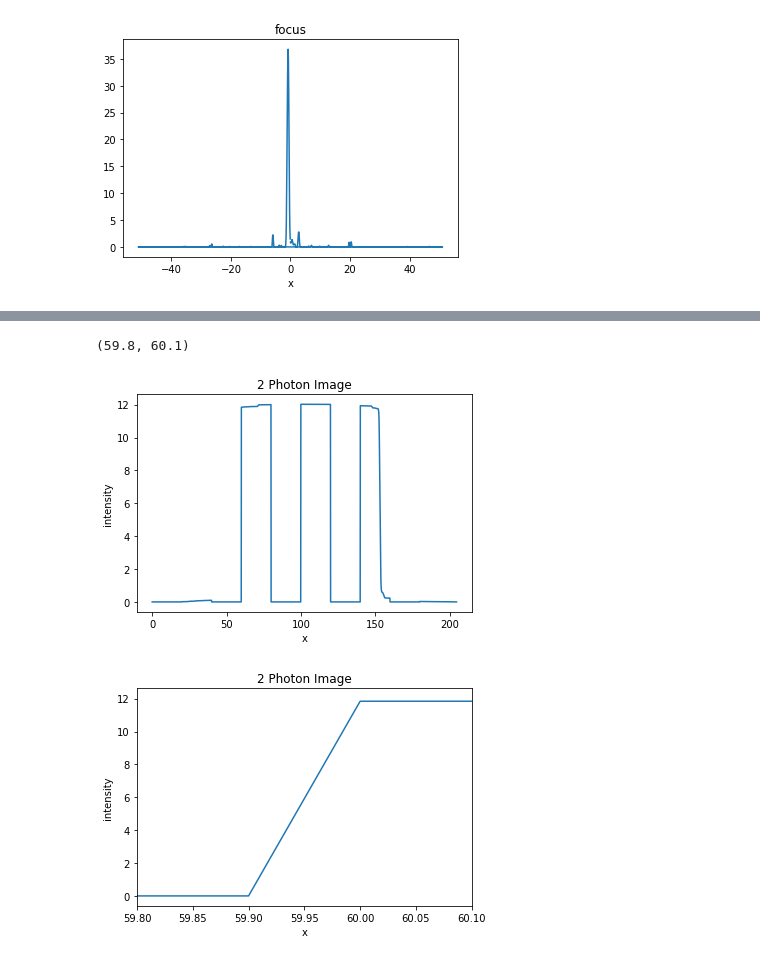
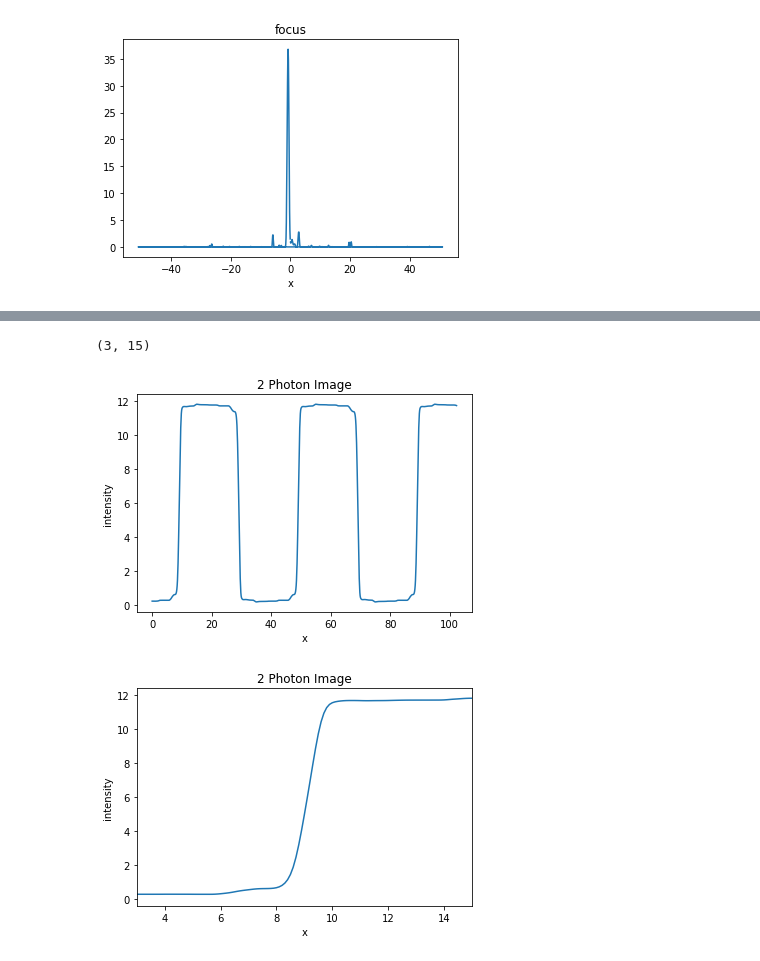
Before and after one commit to PrintRind/Turbid-Media-Propagation-Simulation, a Jupyter notebook: prop through turbid medium.ipynb, the cells around one changed output, grey strips where cells are left out. Saved outputs shown, nothing was run; the diff lists cells and outputs as text; code cells hidden in the pictures.

Commit message:
Add files via upload
Corrected summing axis in step_beam function

```diff
--- a/prop through turbid medium.ipynb
+++ b/prop through turbid medium.ipynb
@@ -155,11 +155,12 @@ def grating1D(spacing, sample):
 # %%
 def step_beam(sample, grating_spacing, beam_step):
     '''Steps beam propagated through 'sample' across grating with spacing 'grating_spacing' with a step size 'beam_step' in units of wavelength.'''
+    global num_steps
     grating = grating1D(grating_spacing, sample) #create sample grating with spacing grating_spacing in units of wavelength
-    plt.figure(1)
-    plt.plot(grating)
-    plt.title('grating structure')
-    plt.xlabel('x')
+#     plt.figure(1)
+#     plt.plot(grating)
+#     plt.title('grating structure')
+#     plt.xlabel('x')
     N = sample.shape
     E = fun_propagate(E_in,sample,prop)  #calculate electric field at focus modulated by sample
     beam = abs(E[-1,:])**4   #Electric field from earlier calculation raised to 4th power
@@ -171,7 +172,8 @@ def step_beam(sample, grating_spacing, beam_step):
         b = np.zeros(1024 - m*q)
         beam_padded = np.concatenate((a, np.fft.fftshift(beam/np.max(beam)), b))
         lines[q,:] = beam_padded * grating
-    image = np.sum(lines, axis = 0)
+    image = np.sum(lines, axis = 1)
+
     return image
 # %%
 test = step_beam(sample, 20, 0.1)
@@ -180,18 +180,19 @@ test = step_beam(sample, 20, 0.1)
 # %%
-xnew = np.arange(0, 204.8, 0.1)
+
+xnew = np.arange(0, 102.4, 0.1)
 plt.figure(1)
 plt.plot(xnew, test)
 plt.title('2 Photon Image')
 plt.xlabel('x')
 plt.ylabel('intensity')
 
 plt.figure(2)
 plt.plot(xnew, test)
 plt.title('2 Photon Image')
 plt.xlabel('x')
 plt.ylabel('intensity')
-plt.xlim([59.8, 60.1])
+plt.xlim([3, 15])
 # %% [output]
-(59.8, 60.1)
+(3, 15)
-[figure, old version]
+[figure, new version]
-[figure, old version]
+[figure, new version]
```
Also changed, not shown: parts of 1 cell of this notebook.
